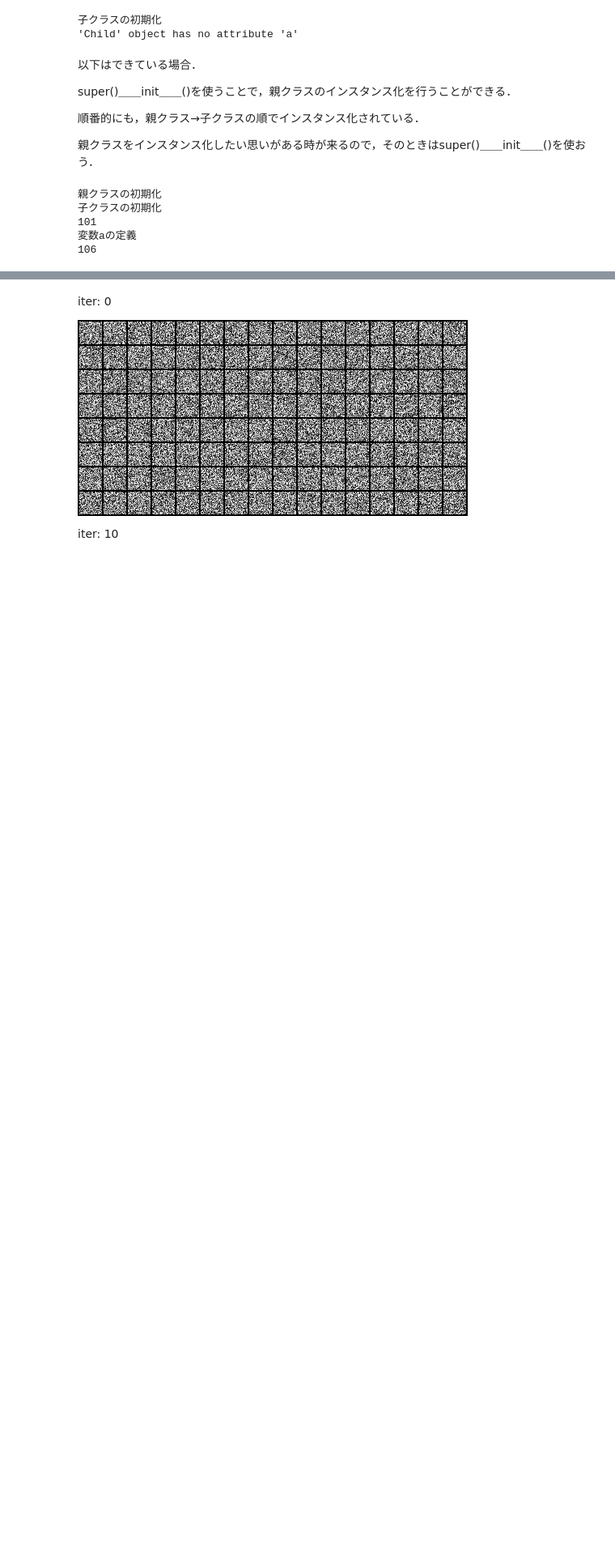
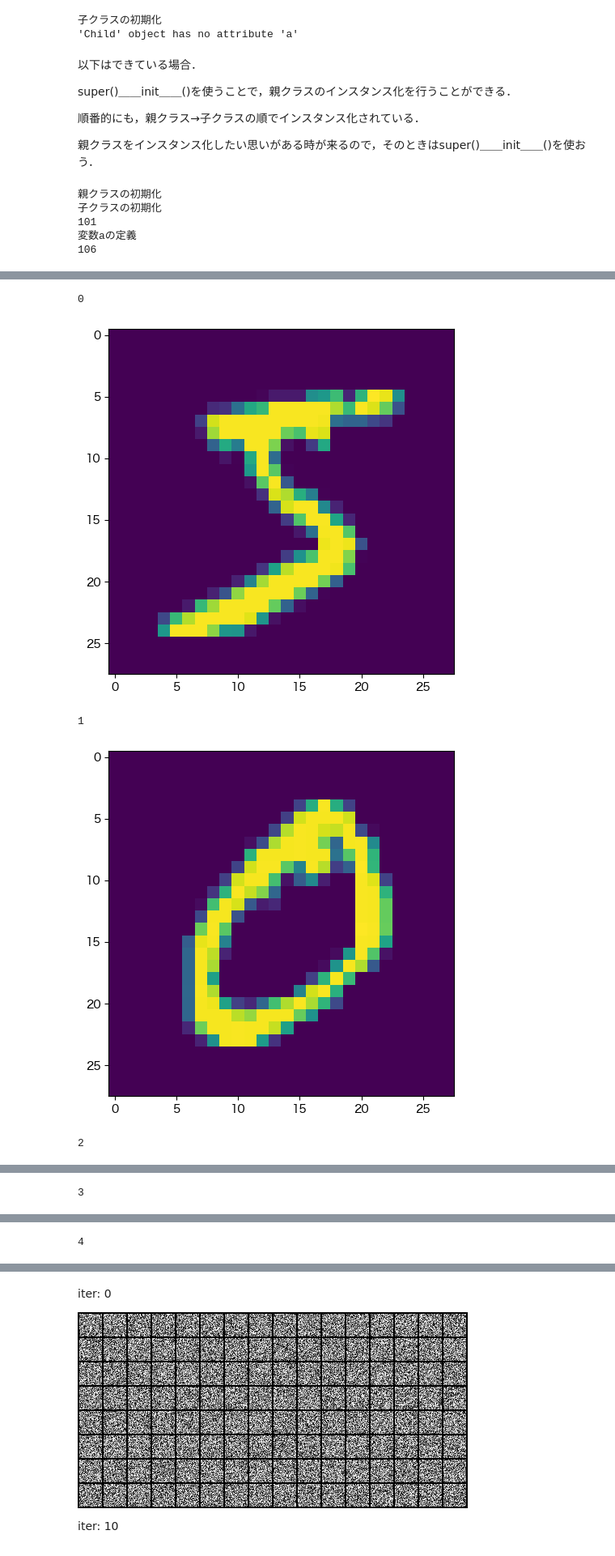
Before and after one commit to Takahashi-Kaisei/deep-generative-model, a Jupyter notebook: エネルギーベースモデル/EBM.ipynb, the cells around one changed output, grey strips where cells are left out. Shown at 81% size. Saved outputs shown, nothing was run; the diff lists cells and outputs as text; code cells hidden in the pictures; blank space fills up the shorter version.

```diff
--- a/エネルギーベースモデル/EBM.ipynb
+++ b/エネルギーベースモデル/EBM.ipynb
@@ -1569,0 +1335,17 @@ class ResBlock(nn.Module):
+# %%
+get_data = enumerate(sample_data(mnist_data))
+# %%
+for i, (image, index) in get_data:
+    if i > 5:
+        break
+    else:
+        print(i)
+        plt.imshow(image.squeeze_())
+        plt.tight_layout()
+        plt.show()
+# %% [output]
+0
+[figure, added]
+1
+[figure, added]
+2
@@ -1569,0 +1353 @@ class ResBlock(nn.Module):
+3
@@ -1569,0 +1355 @@ class ResBlock(nn.Module):
+4
```
Also changed, not shown: parts of 47 cells of this notebook.
